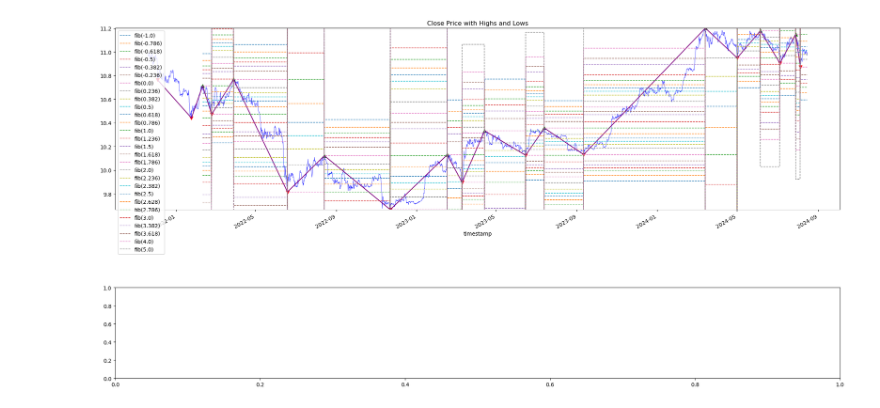
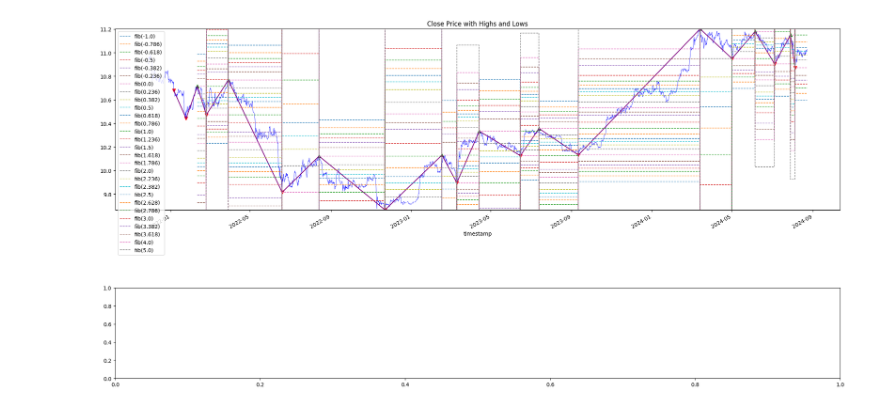
Before and after one commit to petarkabashki/pk-crypto-tools, a Jupyter notebook: 2024-research/zigzag-fibs.ipynb, the cells around one changed output. Drawn from its saved outputs; the diff is of its cells as text; code cells hidden in the pictures.

```diff
--- a/2024-research/zigzag-fibs.ipynb
+++ b/2024-research/zigzag-fibs.ipynb
@@ -81,7 +93,7 @@ def plot_highs_lows_with_fibs(data, epsilon, window=None):
     """
 
     # Call the calculate_zigzag function from the C module
-    high_low_markers, turning_points = pkindicators.calculate_zigzag(data['close'].values, epsilon=epsilon)
+    high_low_markers, turning_points = calculate_zigzag(data['close'].values, epsilon=epsilon)
 
     # Store the results back into the DataFrame for easier plotting
     data['HighLowMarkers'] = high_low_markers
@@ -140,31 +152,31 @@ def plot_highs_lows_with_fibs(data, epsilon, window=None):
 
 
     # Plot the Fibonacci levels
     df_fibs_to_plot.plot(ax=ax1, linestyle='--', lw=1)
 
     # Set the y-axis limits based on the close price
     ax1.set_ylim(data_to_plot.close.min(), data_to_plot.close.max())
 
     # Adding legend and title to the first axis
     # ax1.legend(loc='best')
     ax1.set_title('Close Price with Highs and Lows')
 
     # The second axis is available for additional plots or leave it empty
     # ax2.plot(...)  # Add your plot here if needed
 
     # Display the plot
     plt.tight_layout()
     # plt.legend(False)
     plt.show()
 
 # Example usage:
 # plot_highs_lows_with_fibs(data, epsilon=0.2, window=(100, 200))
 
 
 
 # Adding legend and title
 # plt.grid(axis='y')  # Horizontal grid only
 
 plot_highs_lows_with_fibs(data, epsilon=0.2)
 # %% [output]
-[figure, old version]
+[figure, new version]
```
Also changed, not shown: parts of 3 cells of this notebook, 2 other files.
